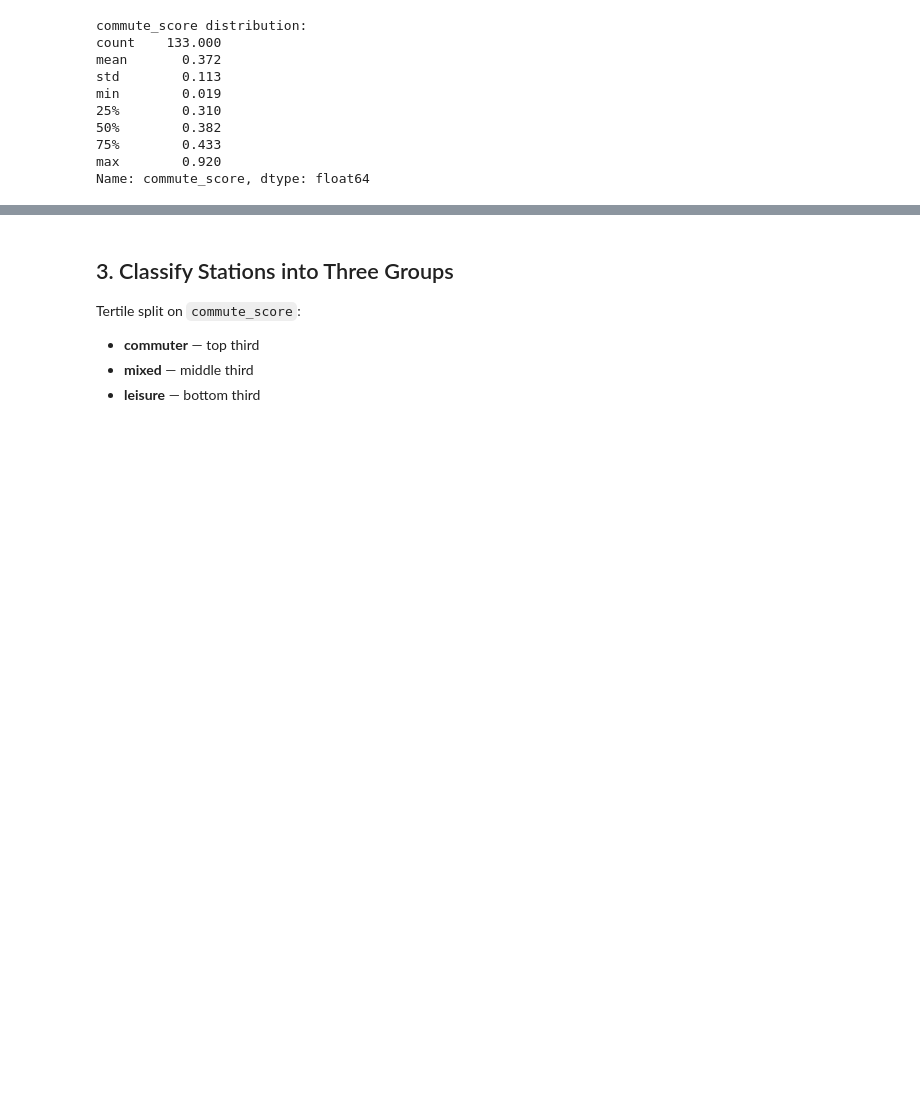
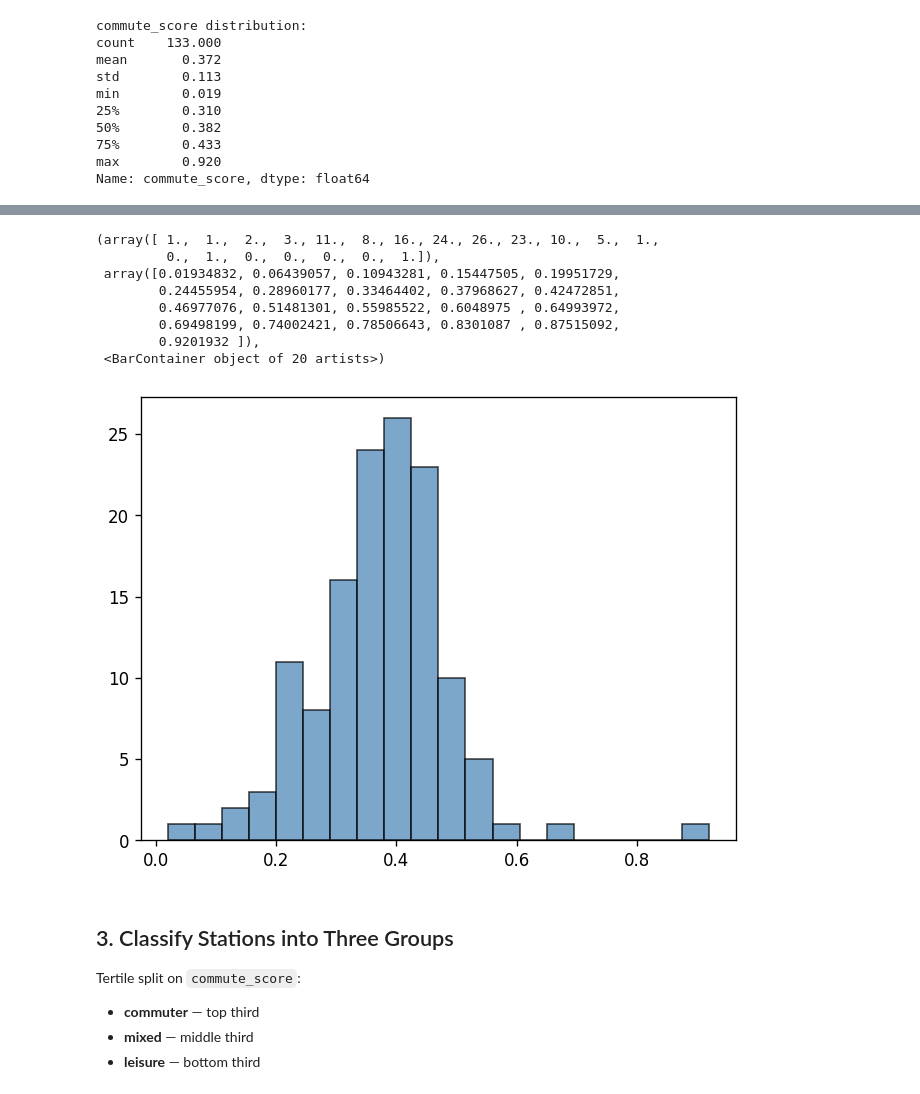
Before and after one commit to Queena34/mda-cycling-weather-group6, a Jupyter notebook: notebooks/06_site_classification.ipynb, the cells around one changed output, grey strips where cells are left out. Cells and saved outputs as stored; diff of their text form; code cells hidden in the pictures; blank space fills up the shorter version.

```diff
--- a/notebooks/06_site_classification.ipynb
+++ b/notebooks/06_site_classification.ipynb
@@ -183,3 +195,15 @@ Name: commute_score, dtype: float64
+# %%
+plt.hist(site_stats["commute_score"], bins=20, color="steelblue", edgecolor="black", alpha=0.7)
+# %% [output]
+(array([ 1.,  1.,  2.,  3., 11.,  8., 16., 24., 26., 23., 10.,  5.,  1.,
+         0.,  1.,  0.,  0.,  0.,  0.,  1.]),
+ array([0.01934832, 0.06439057, 0.10943281, 0.15447505, 0.19951729,
+        0.24455954, 0.28960177, 0.33464402, 0.37968627, 0.42472851,
+        0.46977076, 0.51481301, 0.55985522, 0.6048975 , 0.64993972,
+        0.69498199, 0.74002421, 0.78506643, 0.8301087 , 0.87515092,
+        0.9201932 ]),
+ <BarContainer object of 20 artists>)
+[figure, added]
 # %% [markdown]
 ## 3. Classify Stations into Three Groups
 
```
Also changed, not shown: parts of 1 cell of this notebook.
